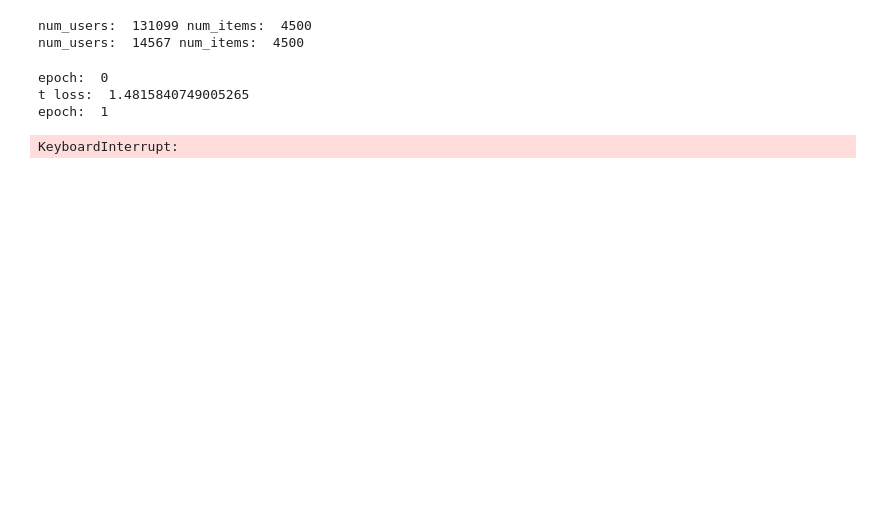
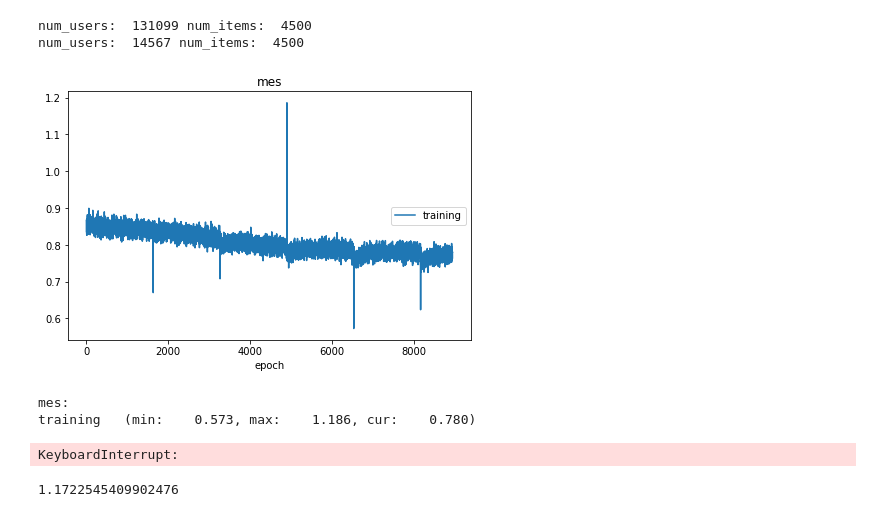
Before and after one commit to SnowWindSaveYou/UTS_ML2019_99151300, a Jupyter notebook: MF.ipynb, the cells around one changed output. Cells and saved outputs as stored; diff of their text form; code cells hidden in the pictures; blank space fills up the shorter version.

```diff
--- a/MF.ipynb
+++ b/MF.ipynb
@@ -160,7 +135,7 @@ def prepro(df):
 # train_df[:10]
 # %%
 BATCH_SIZE = 10240
-EPOCH = 100
+EPOCH = 10
 training_params = {'batch_size': BATCH_SIZE,'shuffle': True,'num_workers': 0}
 # %%
 total_ratings,user_item_pairs,ratings,num_users,num_items = prepro(train_df)
@@ -189,19 +164,56 @@ criterion = torch.nn.MSELoss()
 #     print(y_preds)
 # %%
 # ll[:,1].shape
+# %%
+liveloss = PlotLosses()
+livelog = {}
+
+def epoch_run(model, generator, opt, criterion, mode="train",show=False):
+    running_loss = 0
+
+    if(mode == "train"):
+        model.train()
+    else:
+        model.eval()
+    #for local_batch, local_labels in generator:
+    i = 0
+    for local_batch, local_labels  in generator:
+        local_batch  = torch.tensor(local_batch).type(torch.long).to(device)
+        local_labels = local_labels.type(torch.float).to(device)
+
+        y_preds = model(local_batch[:,0], local_batch[:,1])
+        loss = criterion(y_preds, local_labels)
+
+        running_loss += (loss.item()*local_labels.size()[0])
+        if(mode == "train"):
+            opt.zero_grad()
+            loss.backward()
+            opt.step()
+            if show:
+                print(loss.item())
+                #livelog['mes'] = running_loss * 1.0 / (len(generator.dataset))
+                liveloss.update({
+                    'mse':loss.item()
+                })
+                liveloss.draw()
+
+    avg_loss = running_loss * 1.0 / (len(generator.dataset))
+    return avg_loss
 # %%
-loss_ = []
-loss_t = []
+train_mse = 0
+val_mse = 0
 for epoch in range(EPOCH):
     print("epoch: ", epoch)
-    train_mse = epoch_run(model, train_generator, opt, criterion,"train")
+    train_mse = epoch_run(model, train_generator, opt, criterion,"train",True)
     val_mse = epoch_run(model, test_generator, opt, criterion, "val")
     loss_.append(train_mse)
     loss_t.append(val_mse)
+    if epoch%5 ==0:
+        torch.save(model.state_dict(), './models/mfmlp_1.pkl')
     print("train loss: ", train_mse)
     print("val loss: ", val_mse)
 # %% [output]
+[figure, added]
-epoch:  0
-t loss:  1.4815840749005265
-epoch:  1
+mes:
+training   (min:    0.573, max:    1.186, cur:    0.780)
 KeyboardInterrupt:
@@ -208 +222,5 @@ KeyboardInterrupt:
+# %%
+val_mse
+# %% [output]
+1.1722545409902476
 # %%
```
Also changed, not shown: parts of 13 cells of this notebook, 2 other files.
